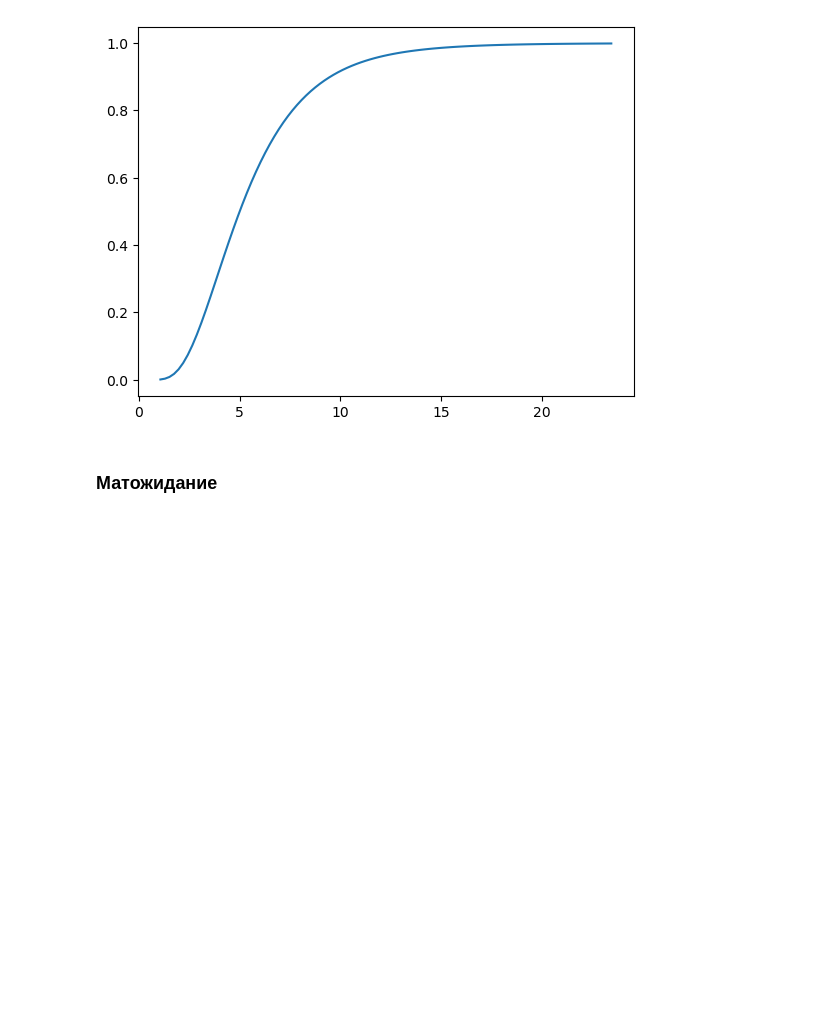
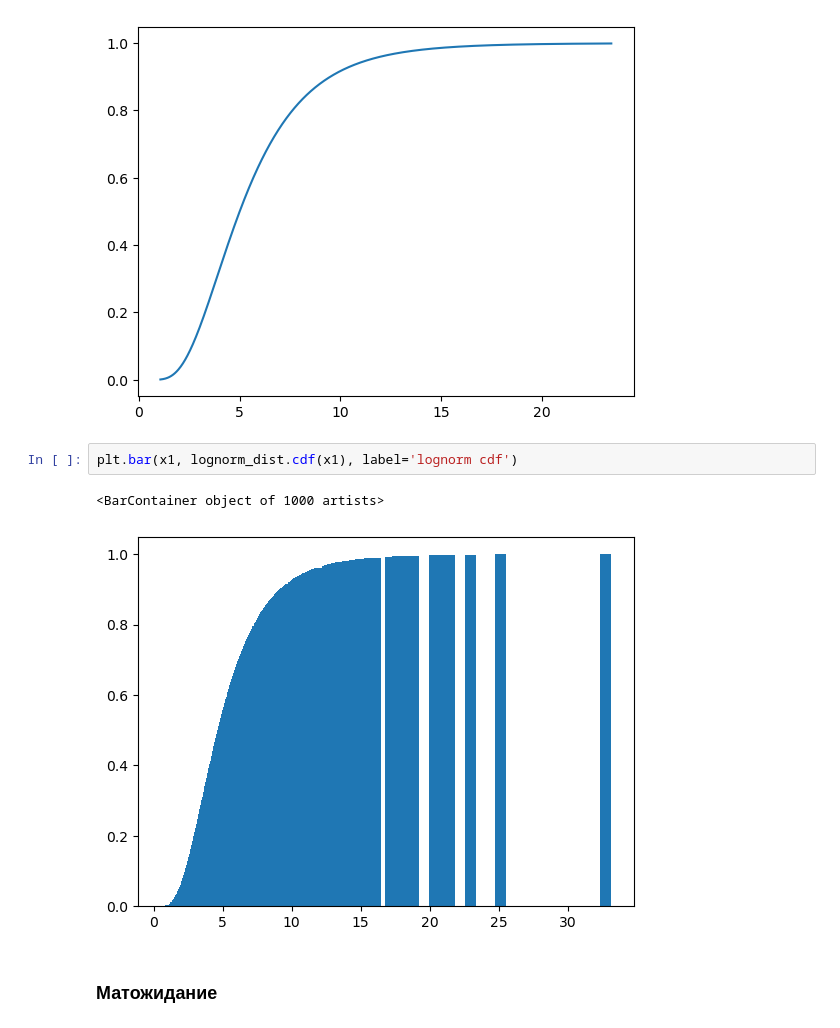
Before and after one commit to igel2000/ml-inno-hw, a Jupyter notebook: 1.Math/1.04.ProbabilityTheory/1.04.ProbabilityTheory-hw.ipynb, the cells around one changed output. Cells and saved outputs as stored; diff of their text form; blank space fills up the shorter version.

```diff
--- a/1.Math/1.04.ProbabilityTheory/1.04.ProbabilityTheory-hw.ipynb
+++ b/1.Math/1.04.ProbabilityTheory/1.04.ProbabilityTheory-hw.ipynb
@@ -111,6 +123,11 @@ plt.plot(x, lognorm_dist.cdf(x), label='lognorm cdf')
 # %% [output]
 [<matplotlib.lines.Line2D at 0x...>]
 [figure]
+# %%
+plt.bar(x1, lognorm_dist.cdf(x1), label='lognorm cdf')
+# %% [output]
+<BarContainer object of 1000 artists>
+[figure, added]
 # %% [markdown]
 ### Матожидание
 # %%
```
Also changed, not shown: parts of 4 cells of this notebook, 4 other files.
